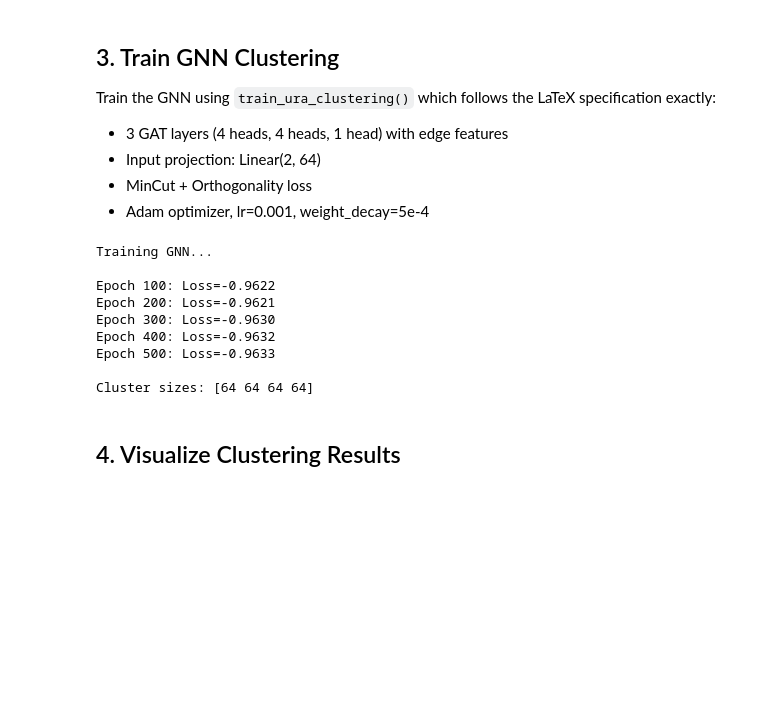
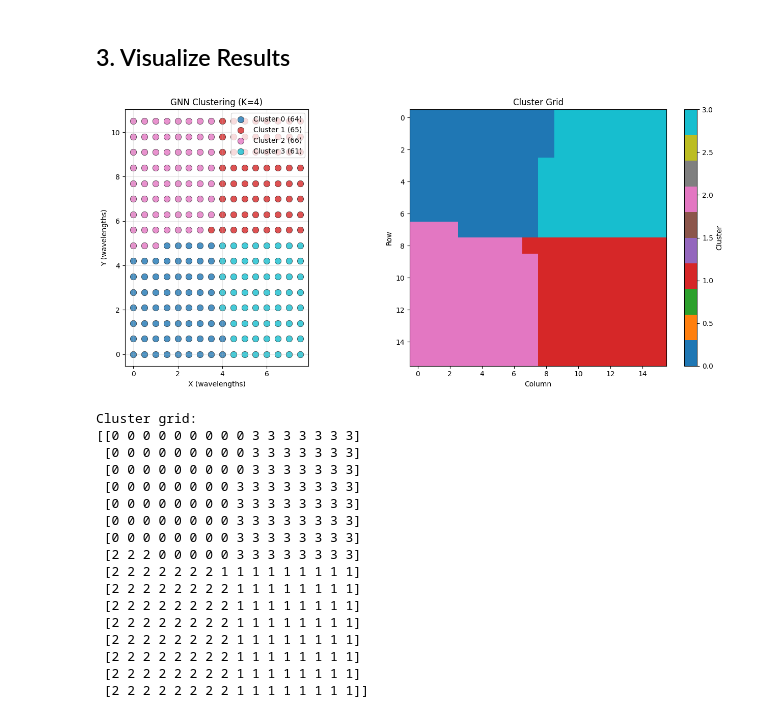
Before and after one commit to mindPazi/antenna-clustering, a Jupyter notebook: irregular/gnn/gnn.ipynb, the cells around one changed output. Saved outputs shown, nothing was run; the diff lists cells and outputs as text; code cells hidden in the pictures; blank space fills up the shorter version.

```diff
--- a/irregular/gnn/gnn.ipynb
+++ b/irregular/gnn/gnn.ipynb
@@ -76,27 +67,61 @@ plt.show()
 # %% [markdown]
-## 3. Train GNN Clustering
-
-Train the GNN using `train_ura_clustering()` which follows the LaTeX specification exactly:
-- 3 GAT layers (4 heads, 4 heads, 1 head) with edge features
-- Input projection: Linear(2, 64)
-- MinCut + Orthogonality loss
-- Adam optimizer, lr=0.001, weight_decay=5e-4
+## 3. Visualize Results
 # %%
-# Train GNN
-num_clusters = 4
+# Get positions
+positions, _, _, _ = create_ura_graph(config, use_coupling=False)
+pos_np = positions.numpy()
 
-print("Training GNN...\n")
-clusters = train_ura_clustering(config, num_clusters=num_clusters, epochs=500, lr=0.001)
-print(f"\nCluster sizes: {np.bincount(clusters)}")
+# Plot
+fig, axes = plt.subplots(1, 2, figsize=(14, 6))
+
+# Scatter plot
+colors = plt.cm.tab10(np.linspace(0, 1, num_clusters))
+sizes_array = np.bincount(clusters, minlength=num_clusters)
+
+for k in range(num_clusters):
+    mask = clusters == k
+    if mask.sum() > 0:  # Only plot if cluster has elements
+        axes[0].scatter(pos_np[mask, 0], pos_np[mask, 1],
+                        c=[colors[k]], s=80,
+                        label=f'Cluster {k} ({sizes_array[k]})',
+                        alpha=0.8, edgecolors='black', linewidth=0.5)
+
+axes[0].set_xlabel('X (wavelengths)')
+axes[0].set_ylabel('Y (wavelengths)')
+axes[0].set_title(f'GNN Clustering (K={num_clusters})')
+axes[0].legend(loc='upper right')
+axes[0].set_aspect('equal')
+axes[0].grid(True, alpha=0.3)
+
+# Grid view
+grid = clusters.reshape(config.rows, config.cols)
+im = axes[1].imshow(grid, cmap='tab10', vmin=0, vmax=num_clusters-1)
+axes[1].set_title('Cluster Grid')
+axes[1].set_xlabel('Column')
+axes[1].set_ylabel('Row')
+plt.colorbar(im, ax=axes[1], label='Cluster')
+
+plt.tight_layout()
+plt.show()
+
+print("\nCluster grid:")
+print(grid)
 # %% [output]
+[figure, added]
-Training GNN...
-
-Epoch 100: Loss=-0.9622
-Epoch 200: Loss=-0.9621
-Epoch 300: Loss=-0.9630
-Epoch 400: Loss=-0.9632
-Epoch 500: Loss=-0.9633
-
-Cluster sizes: [64 64 64 64]
+Cluster grid:
+[[0 0 0 0 0 0 0 0 0 3 3 3 3 3 3 3]
+ [0 0 0 0 0 0 0 0 0 3 3 3 3 3 3 3]
+ [0 0 0 0 0 0 0 0 0 3 3 3 3 3 3 3]
+ [0 0 0 0 0 0 0 0 3 3 3 3 3 3 3 3]
+ [0 0 0 0 0 0 0 0 3 3 3 3 3 3 3 3]
+ [0 0 0 0 0 0 0 0 3 3 3 3 3 3 3 3]
+ [0 0 0 0 0 0 0 0 3 3 3 3 3 3 3 3]
+ [2 2 2 0 0 0 0 0 3 3 3 3 3 3 3 3]
+ [2 2 2 2 2 2 2 1 1 1 1 1 1 1 1 1]
+ [2 2 2 2 2 2 2 2 1 1 1 1 1 1 1 1]
+ [2 2 2 2 2 2 2 2 1 1 1 1 1 1 1 1]
+ [2 2 2 2 2 2 2 2 1 1 1 1 1 1 1 1]
+ [2 2 2 2 2 2 2 2 1 1 1 1 1 1 1 1]
+ [2 2 2 2 2 2 2 2 1 1 1 1 1 1 1 1]
+ [2 2 2 2 2 2 2 2 1 1 1 1 1 1 1 1]
+ [2 2 2 2 2 2 2 2 1 1 1 1 1 1 1 1]]
-# %% [markdown]
-## 4. Visualize Clustering Results
```
Also changed, not shown: parts of 18 cells of this notebook, 6 other files.
